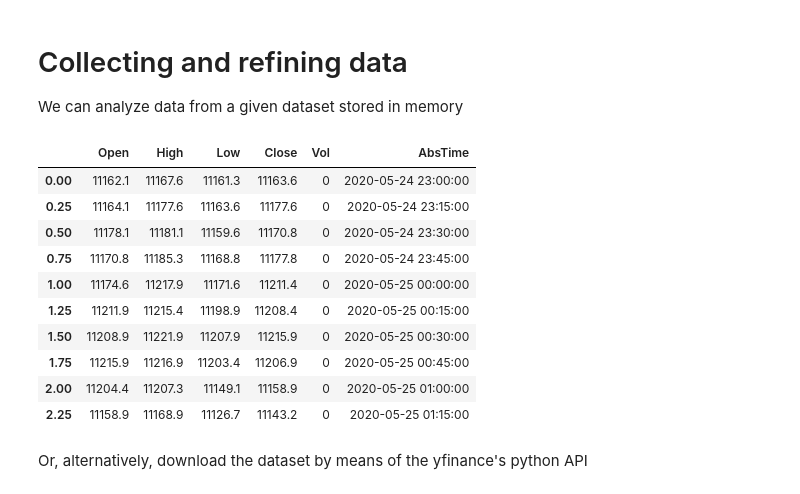
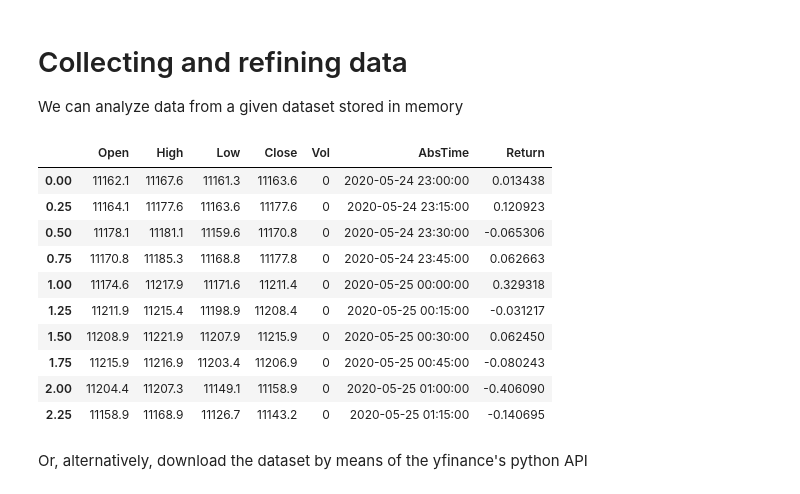
Before and after one commit to lorenzorizzi17/MeanReversionMetric, a Jupyter notebook: data_collection.ipynb, the cells around one changed output. Cells and saved outputs as stored; diff of their text form; code cells hidden in the pictures.

```diff
--- a/data_collection.ipynb
+++ b/data_collection.ipynb
@@ -31,32 +31,33 @@ We can analyze data from a given dataset stored in memory
 # %%
 # casting the financial data of an arbitrary asset into a pd.DataFrame and performing some initial cleansing
 def load_asset(name : str) -> pd.DataFrame :
   data = pd.read_csv(name, sep = "	")
   # data.index is to be interpreted as the time coordinate, measured in hours (hence points are separated by 0.25 h = 15 min)
   # this way, we eliminate the discontinuities in the time coordinate due to the weekend breaks
   data.index = np.arange(0, 0.25*len(data), 0.25)
   data["AbsTime"] = pd.to_datetime(data["<DATE>"] + " " + data["<TIME>"])
   data = data.drop("<TIME>",axis = 1)
   data = data.drop("<DATE>", axis = 1)
   data = data.drop("<TICKVOL>", axis = 1)
   data = data.drop("<SPREAD>", axis = 1)
   data = data.rename(columns = {"<OPEN>": "Open", "<CLOSE>": "Close", "<HIGH>": "High", "<LOW>":"Low", "<VOL>":"Vol" })
+  data["Return"] = (data["Close"]-data["Open"])/data["Open"] * 100
   return data
 
 data_DAX = load_asset("data/DAX_M15_202005242300_202411131015.csv")
 data_DAX.head(10)
 # %% [output]
-|  | Open | High | Low | Close | Vol | AbsTime |
-| 0.00 | 11162.1 | 11167.6 | 11161.3 | 11163.6 | 0 | 2020-05-24 23:00:00 |
-| 0.25 | 11164.1 | 11177.6 | 11163.6 | 11177.6 | 0 | 2020-05-24 23:15:00 |
-| 0.50 | 11178.1 | 11181.1 | 11159.6 | 11170.8 | 0 | 2020-05-24 23:30:00 |
-| 0.75 | 11170.8 | 11185.3 | 11168.8 | 11177.8 | 0 | 2020-05-24 23:45:00 |
-| 1.00 | 11174.6 | 11217.9 | 11171.6 | 11211.4 | 0 | 2020-05-25 00:00:00 |
-| 1.25 | 11211.9 | 11215.4 | 11198.9 | 11208.4 | 0 | 2020-05-25 00:15:00 |
-| 1.50 | 11208.9 | 11221.9 | 11207.9 | 11215.9 | 0 | 2020-05-25 00:30:00 |
-| 1.75 | 11215.9 | 11216.9 | 11203.4 | 11206.9 | 0 | 2020-05-25 00:45:00 |
-| 2.00 | 11204.4 | 11207.3 | 11149.1 | 11158.9 | 0 | 2020-05-25 01:00:00 |
-| 2.25 | 11158.9 | 11168.9 | 11126.7 | 11143.2 | 0 | 2020-05-25 01:15:00 |
+|  | Open | High | Low | Close | Vol | AbsTime | Return |
+| 0.00 | 11162.1 | 11167.6 | 11161.3 | 11163.6 | 0 | 2020-05-24 23:00:00 | 0.013438 |
+| 0.25 | 11164.1 | 11177.6 | 11163.6 | 11177.6 | 0 | 2020-05-24 23:15:00 | 0.120923 |
+| 0.50 | 11178.1 | 11181.1 | 11159.6 | 11170.8 | 0 | 2020-05-24 23:30:00 | -0.065306 |
+| 0.75 | 11170.8 | 11185.3 | 11168.8 | 11177.8 | 0 | 2020-05-24 23:45:00 | 0.062663 |
+| 1.00 | 11174.6 | 11217.9 | 11171.6 | 11211.4 | 0 | 2020-05-25 00:00:00 | 0.329318 |
+| 1.25 | 11211.9 | 11215.4 | 11198.9 | 11208.4 | 0 | 2020-05-25 00:15:00 | -0.031217 |
+| 1.50 | 11208.9 | 11221.9 | 11207.9 | 11215.9 | 0 | 2020-05-25 00:30:00 | 0.062450 |
+| 1.75 | 11215.9 | 11216.9 | 11203.4 | 11206.9 | 0 | 2020-05-25 00:45:00 | -0.080243 |
+| 2.00 | 11204.4 | 11207.3 | 11149.1 | 11158.9 | 0 | 2020-05-25 01:00:00 | -0.406090 |
+| 2.25 | 11158.9 | 11168.9 | 11126.7 | 11143.2 | 0 | 2020-05-25 01:15:00 | -0.140695 |
 # %% [markdown]
 Or, alternatively, download the dataset by means of the yfinance's python API
 # %%
```
Also changed, not shown: parts of 1 cell of this notebook, 5 other files.
